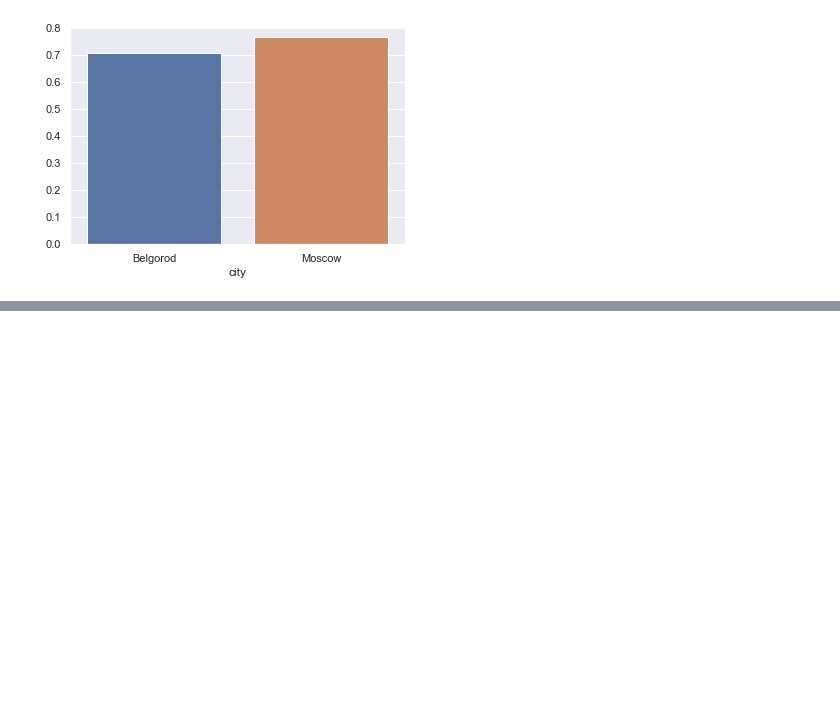
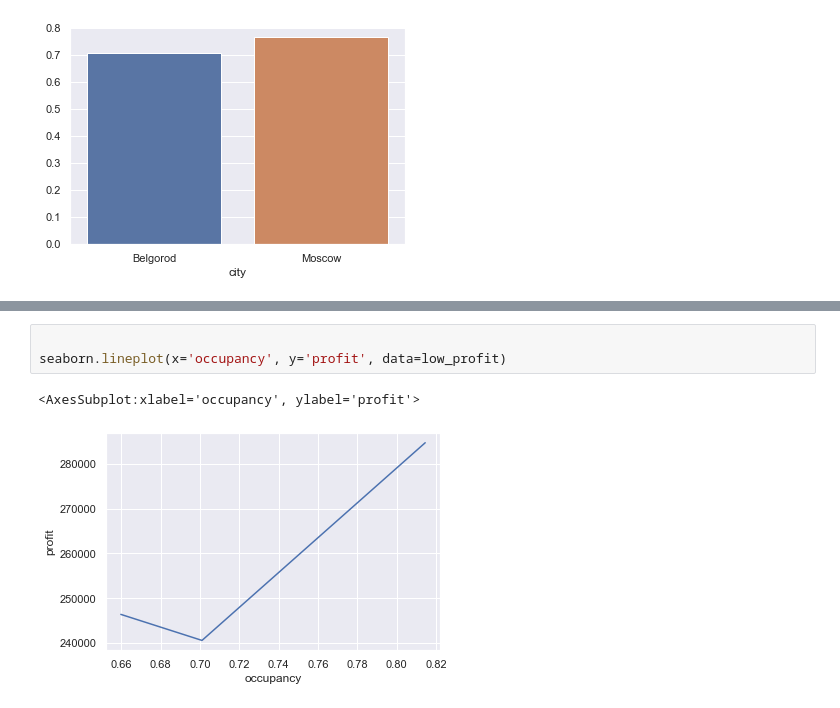
Before and after one commit to daimond025/skillFactory, a Jupyter notebook: module 4/module 4.ipynb, the cells around one changed output, grey strips where cells are left out. Saved outputs shown, nothing was run; the diff lists cells and outputs as text; blank space fills up the shorter version.

```diff
--- a/module 4/module 4.ipynb
+++ b/module 4/module 4.ipynb
@@ -219,0 +246,6 @@ seaborn.barplot(x=dff.index, y=dff.values)
+# %%
+
+seaborn.lineplot(x='occupancy', y='profit', data=low_profit)
+# %% [output]
+<AxesSubplot:xlabel='occupancy', ylabel='profit'>
+[figure, added]
```
Also changed, not shown: parts of 10 cells of this notebook, 4 other files.
